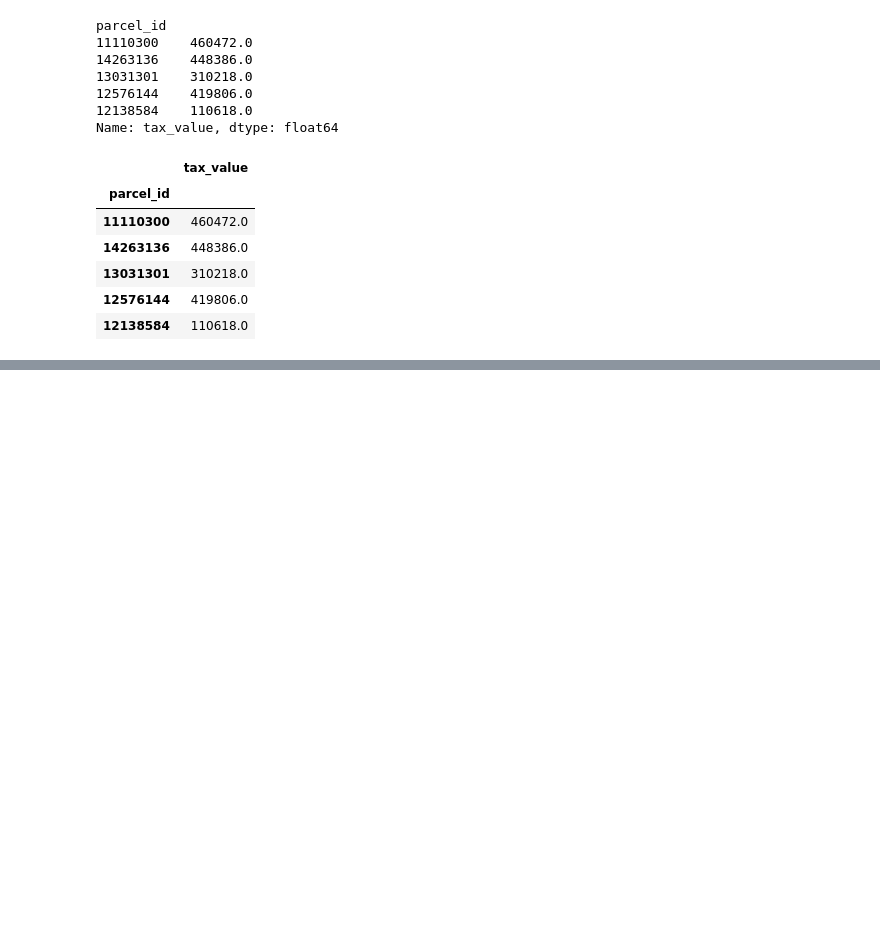
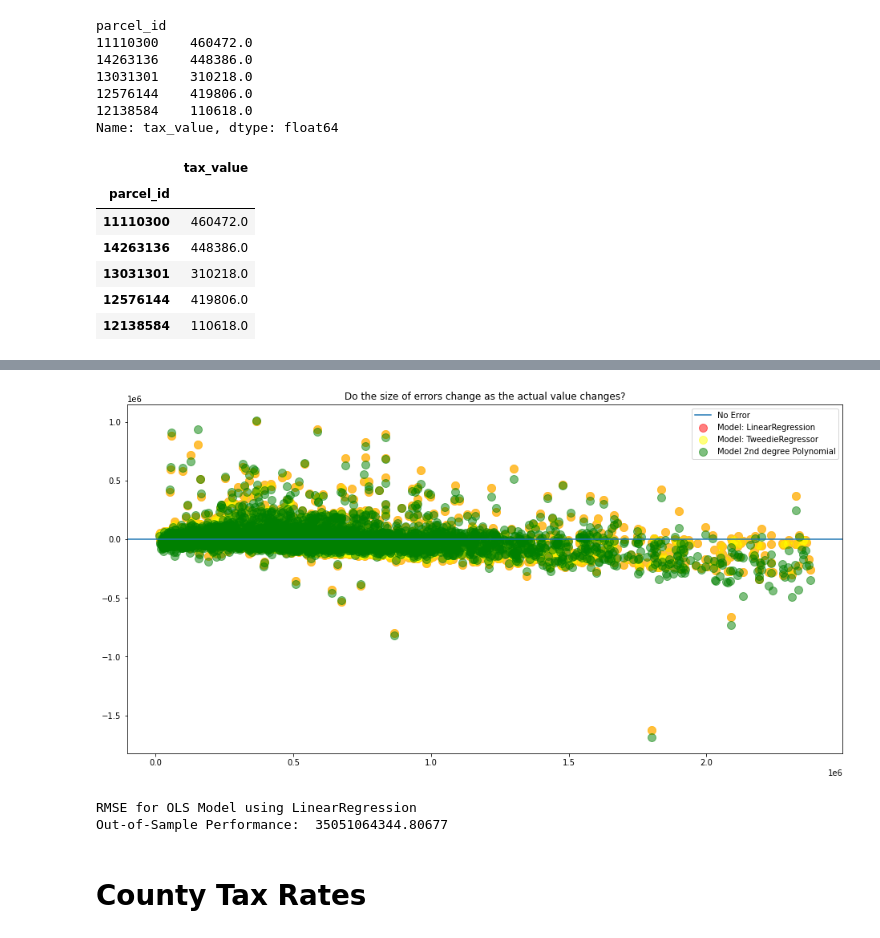
Before and after one commit to jamesallen0351/regression-project, a Jupyter notebook: zillow_final.ipynb, the cells around one changed output, grey strips where cells are left out. Cells and saved outputs as stored; diff of their text form; code cells hidden in the pictures; blank space fills up the shorter version.

```diff
--- a/zillow_final.ipynb
+++ b/zillow_final.ipynb
@@ -463,0 +658,38 @@ Validate/Out-of-Sample:  366825.79
+# %%
+# Residual Plots: Plotting the Errors in Predictions
+
+# y_validate.head()
+plt.figure(figsize=(16,8))
+plt.axhline(label="No Error")
+plt.scatter(y_validate.tax_value, y_validate.tax_value_pred_lm-y_validate.tax_value,
+            alpha=.5, color="red", s=100, label="Model: LinearRegression")
+plt.scatter(y_validate.tax_value, y_validate.tax_value_pred_glm-y_validate.tax_value,
+            alpha=.5, color="yellow", s=100, label="Model: TweedieRegressor")
+plt.scatter(y_validate.tax_value, y_validate.tax_value_pred_lm2-y_validate.tax_value,
+            alpha=.5, color="green", s=100, label="Model 2nd degree Polynomial")
+plt.legend()
+
+plt.title("Do the size of errors change as the actual value changes?")
+# plt.annotate("The polynomial model appears to overreact to noise", (2.0, -10))
+# plt.annotate("The OLS model (LinearRegression)\n appears to be most consistent", (15.5, 3))
+plt.show()
+# %% [output]
+[figure, added]
+# %%
+# Model Selection & Out-of-Sample Evaluation
+# Model selected: lm (using LinearRegression)
+
+y_test = pd.DataFrame(y_test)
+
+# predict on test
+y_test['tax_value_pred_lm'] = lm.predict(X_test)
+
+# evaluate: rmse
+rmse_test = mean_squared_error(y_test.tax_value, y_test.tax_value_pred_lm)**(1/2)
+
+print("RMSE for OLS Model using LinearRegression\nOut-of-Sample Performance: ", rmse_test)
+# %% [output]
+RMSE for OLS Model using LinearRegression
+Out-of-Sample Performance:  35051064344.80677
+# %% [markdown]
+# County Tax Rates
```
Also changed, not shown: parts of 28 cells of this notebook, 2 other files.
